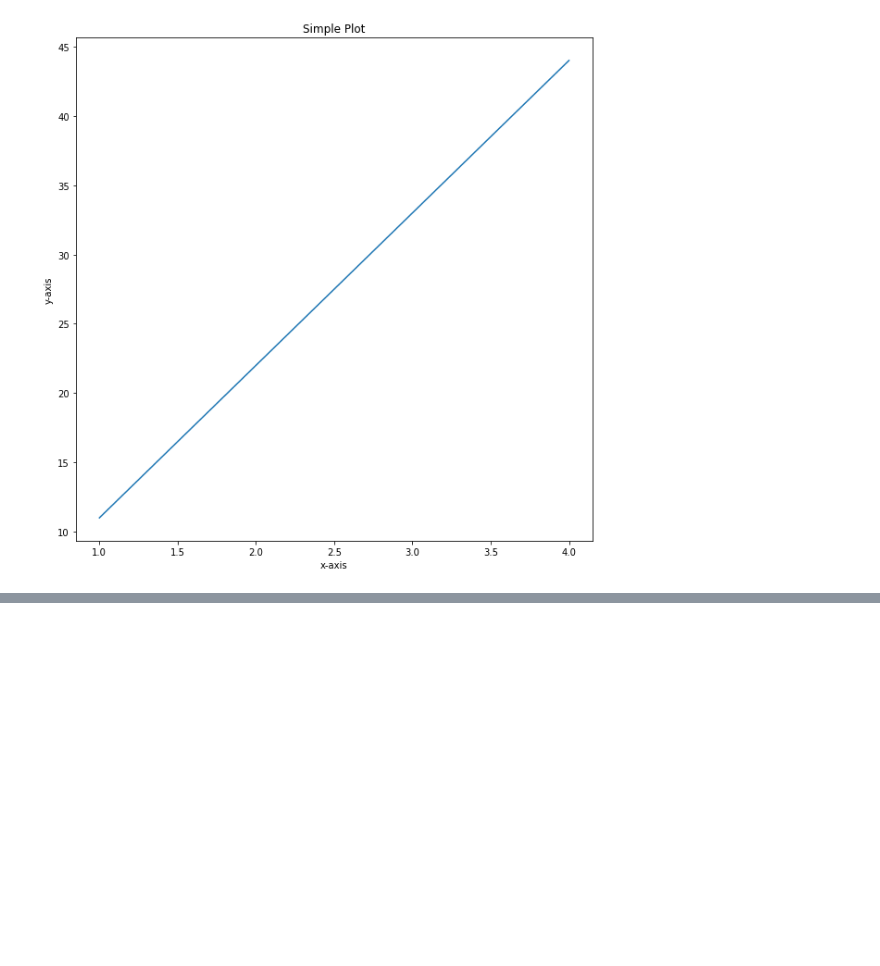
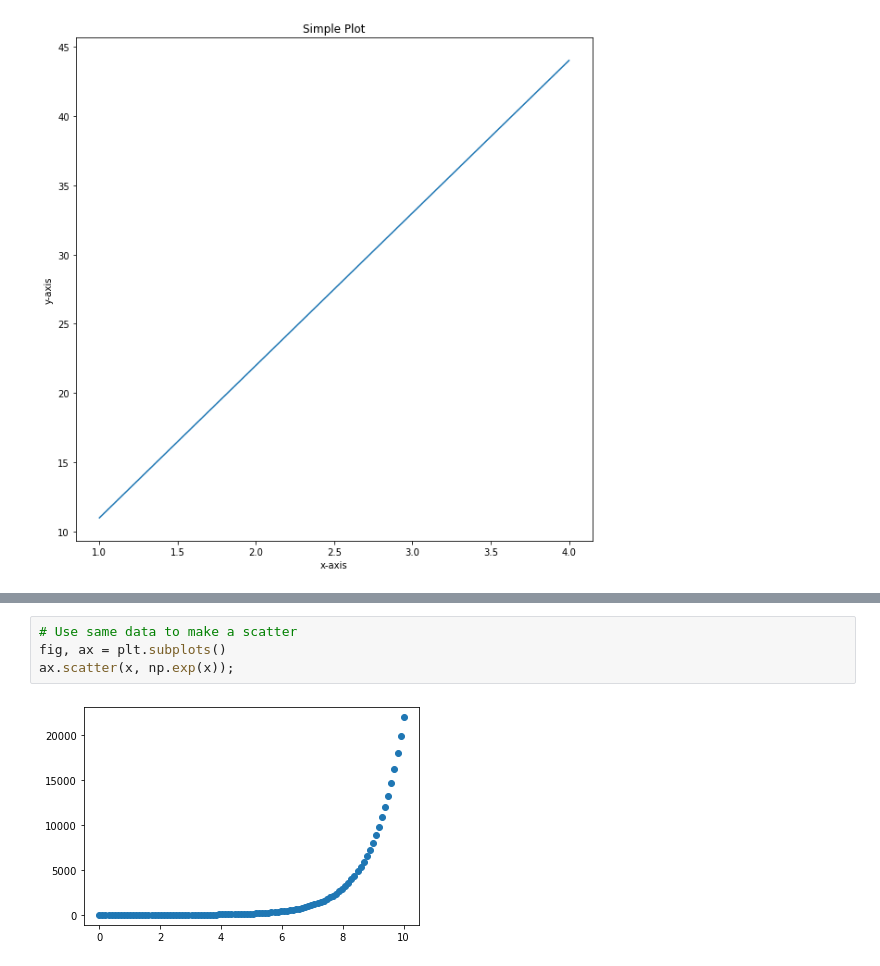
Before and after one commit to AndreyCesarVilacha/PandasNumPy, a Jupyter notebook: Introduction to Matplotlib.ipynb, the cells around one changed output, grey strips where cells are left out. Drawn from its saved outputs; the diff is of its cells as text; blank space fills up the shorter version.

```diff
--- a/Introduction to Matplotlib.ipynb
+++ b/Introduction to Matplotlib.ipynb
@@ -80,0 +96,6 @@ fig.savefig("images/sample-plot.png")
+# %%
+# Use same data to make a scatter
+fig, ax = plt.subplots()
+ax.scatter(x, np.exp(x));
+# %% [output]
+[figure, added]
```
Also changed, not shown: parts of 37 cells of this notebook, 1 other file.
